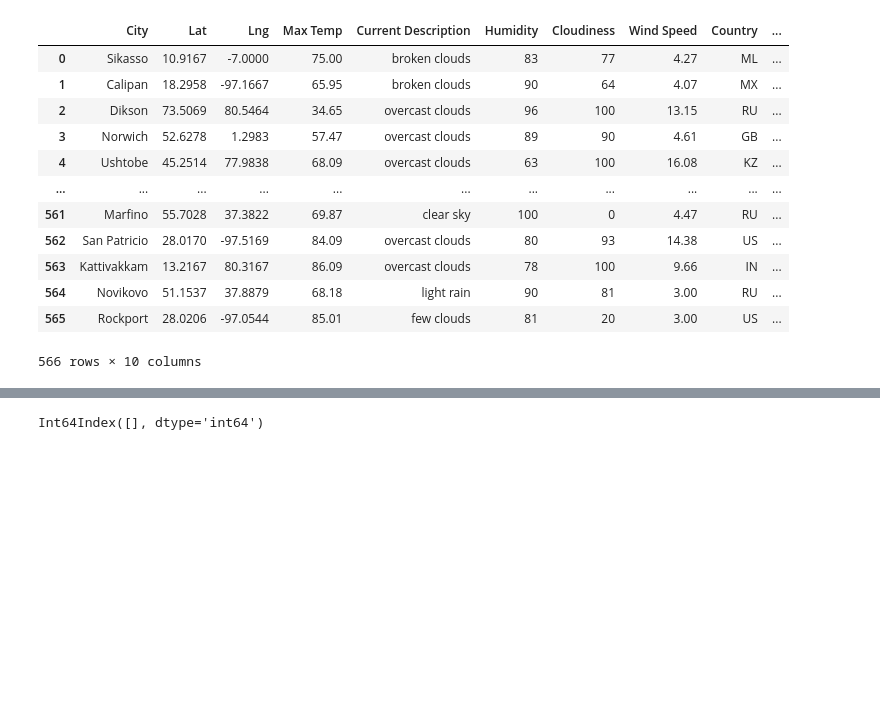
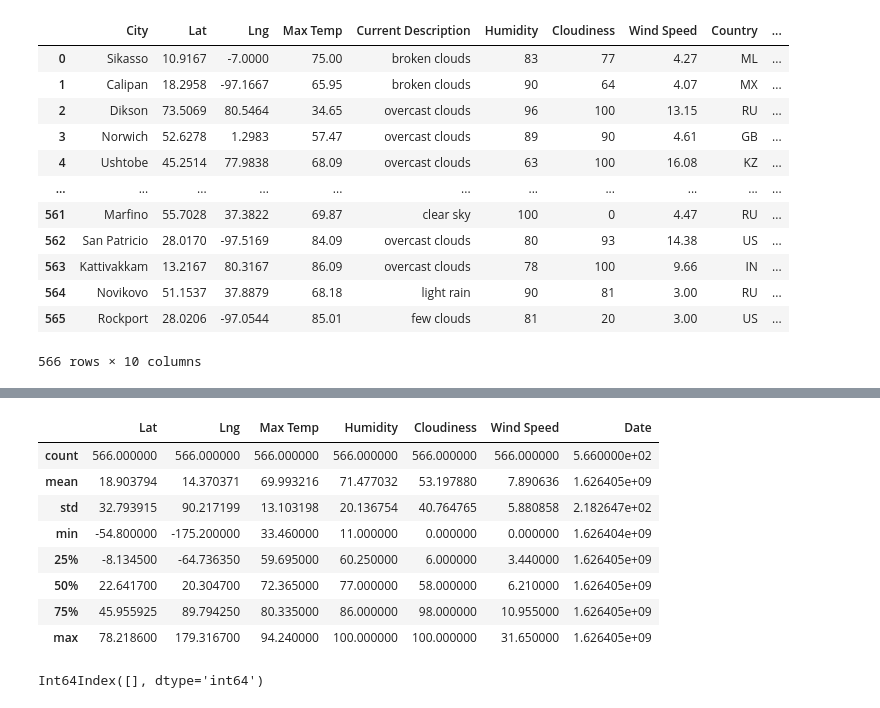
Before and after one commit to OnyNwosu/PythonAPI-Challenge, a Jupyter notebook: Instructions/WeatherPy/WeatherPy.ipynb, the cells around one changed output, grey strips where cells are left out. Drawn from its saved outputs; the diff is of its cells as text; code cells hidden in the pictures; blank space fills up the shorter version.

```diff
--- a/Instructions/WeatherPy/WeatherPy.ipynb
+++ b/Instructions/WeatherPy/WeatherPy.ipynb
@@ -278,3 +243,15 @@ Skip this step if there are no cities that have humidity > 100%.
+# %%
+city_data_df.describe()
+# %% [output]
+|  | Lat | Lng | Max Temp | Humidity | Cloudiness | Wind Speed | Date |
+| count | 566.000000 | 566.000000 | 566.000000 | 566.000000 | 566.000000 | 566.000000 | 5.660000e+02 |
+| mean | 18.903794 | 14.370371 | 69.993216 | 71.477032 | 53.197880 | 7.890636 | 1.626405e+09 |
+| std | 32.793915 | 90.217199 | 13.103198 | 20.136754 | 40.764765 | 5.880858 | 2.182647e+02 |
+| min | -54.800000 | -175.200000 | 33.460000 | 11.000000 | 0.000000 | 0.000000 | 1.626404e+09 |
+| 25% | -8.134500 | -64.736350 | 59.695000 | 60.250000 | 6.000000 | 3.440000 | 1.626405e+09 |
+| 50% | 22.641700 | 20.304700 | 72.365000 | 77.000000 | 58.000000 | 6.210000 | 1.626405e+09 |
+| 75% | 45.955925 | 89.794250 | 80.335000 | 86.000000 | 98.000000 | 10.955000 | 1.626405e+09 |
+| max | 78.218600 | 179.316700 | 94.240000 | 100.000000 | 100.000000 | 31.650000 | 1.626405e+09 |
 # %%
 #  Get the indices of cities that have humidity over 100%.
 # %% [output]
```
Also changed, not shown: parts of 9 cells of this notebook, 1 other file.
